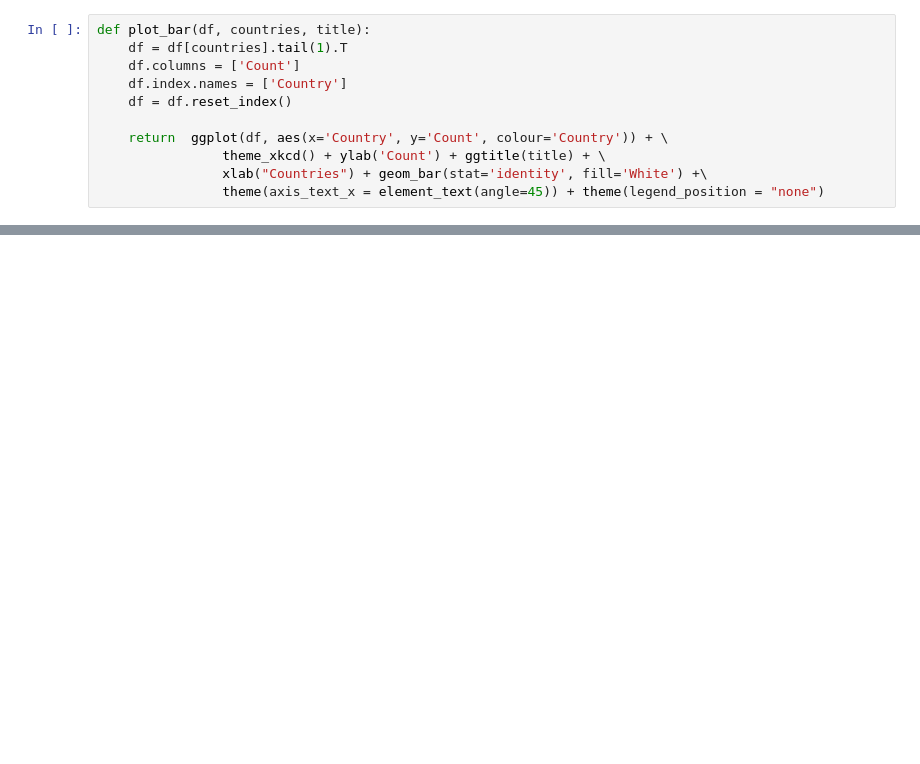
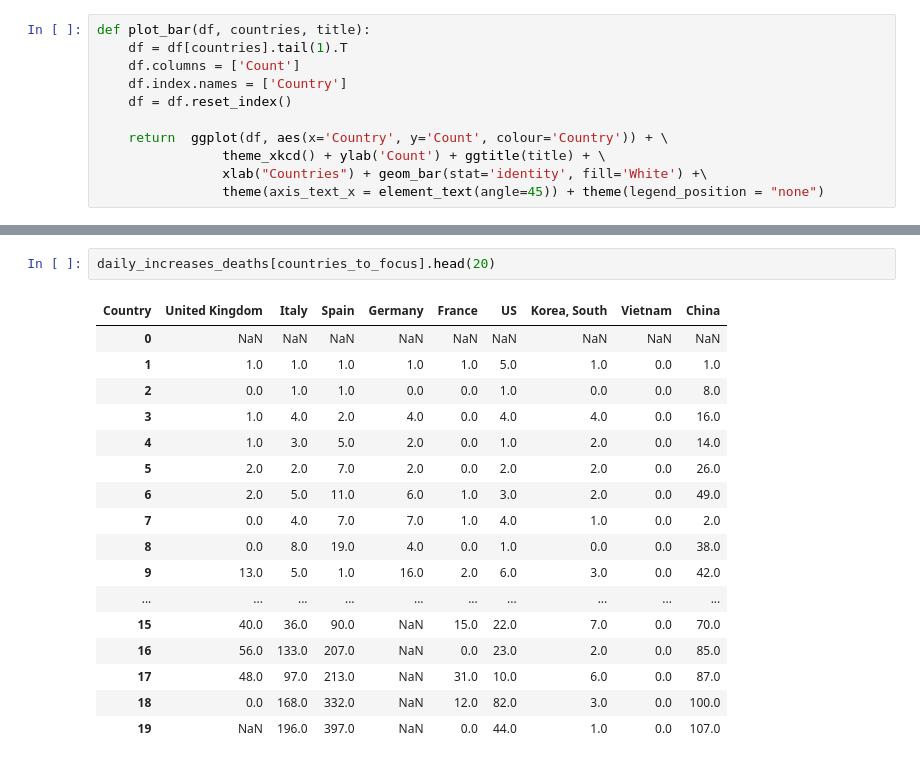
Before and after one commit to ashic/corona, a Jupyter notebook: notebooks/growth-rates.ipynb, the cells around one changed output, grey strips where cells are left out. Cells and saved outputs as stored; diff of their text form; blank space fills up the shorter version.

```diff
--- a/notebooks/growth-rates.ipynb
+++ b/notebooks/growth-rates.ipynb
@@ -222,0 +223,20 @@ countries_deaths[countries_to_focus].tail(5)
+# %%
+daily_increases_deaths[countries_to_focus].head(20)
+# %% [output]
+| Country | United Kingdom | Italy | Spain | Germany | France | US | Korea, South | Vietnam | China |
+| 0 | NaN | NaN | NaN | NaN | NaN | NaN | NaN | NaN | NaN |
+| 1 | 1.0 | 1.0 | 1.0 | 1.0 | 1.0 | 5.0 | 1.0 | 0.0 | 1.0 |
+| 2 | 0.0 | 1.0 | 1.0 | 0.0 | 0.0 | 1.0 | 0.0 | 0.0 | 8.0 |
+| 3 | 1.0 | 4.0 | 2.0 | 4.0 | 0.0 | 4.0 | 4.0 | 0.0 | 16.0 |
+| 4 | 1.0 | 3.0 | 5.0 | 2.0 | 0.0 | 1.0 | 2.0 | 0.0 | 14.0 |
+| 5 | 2.0 | 2.0 | 7.0 | 2.0 | 0.0 | 2.0 | 2.0 | 0.0 | 26.0 |
+| 6 | 2.0 | 5.0 | 11.0 | 6.0 | 1.0 | 3.0 | 2.0 | 0.0 | 49.0 |
+| 7 | 0.0 | 4.0 | 7.0 | 7.0 | 1.0 | 4.0 | 1.0 | 0.0 | 2.0 |
+| 8 | 0.0 | 8.0 | 19.0 | 4.0 | 0.0 | 1.0 | 0.0 | 0.0 | 38.0 |
+| 9 | 13.0 | 5.0 | 1.0 | 16.0 | 2.0 | 6.0 | 3.0 | 0.0 | 42.0 |
+| ... | ... | ... | ... | ... | ... | ... | ... | ... | ... |
+| 15 | 40.0 | 36.0 | 90.0 | NaN | 15.0 | 22.0 | 7.0 | 0.0 | 70.0 |
+| 16 | 56.0 | 133.0 | 207.0 | NaN | 0.0 | 23.0 | 2.0 | 0.0 | 85.0 |
+| 17 | 48.0 | 97.0 | 213.0 | NaN | 31.0 | 10.0 | 6.0 | 0.0 | 87.0 |
+| 18 | 0.0 | 168.0 | 332.0 | NaN | 12.0 | 82.0 | 3.0 | 0.0 | 100.0 |
+| 19 | NaN | 196.0 | 397.0 | NaN | 0.0 | 44.0 | 1.0 | 0.0 | 107.0 |
```
Also changed, not shown: parts of 18 cells of this notebook, 13 other files.
